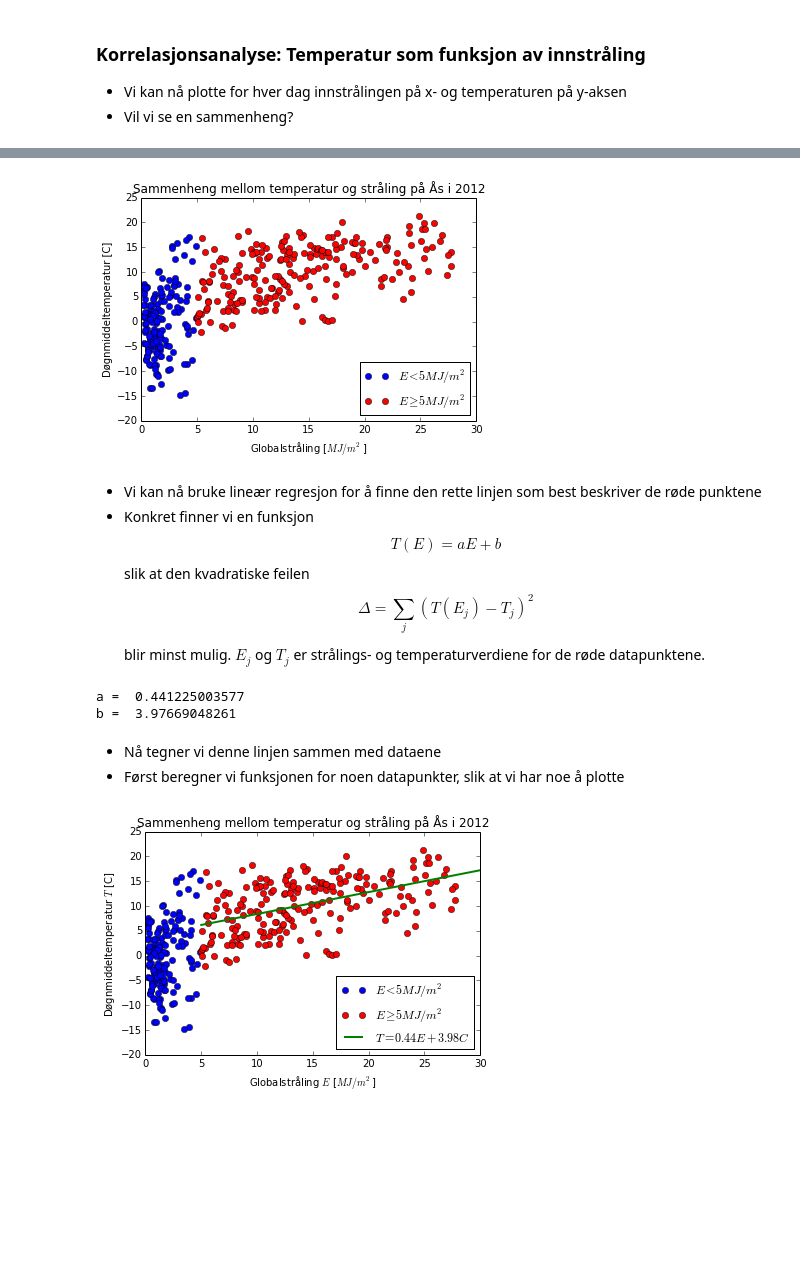
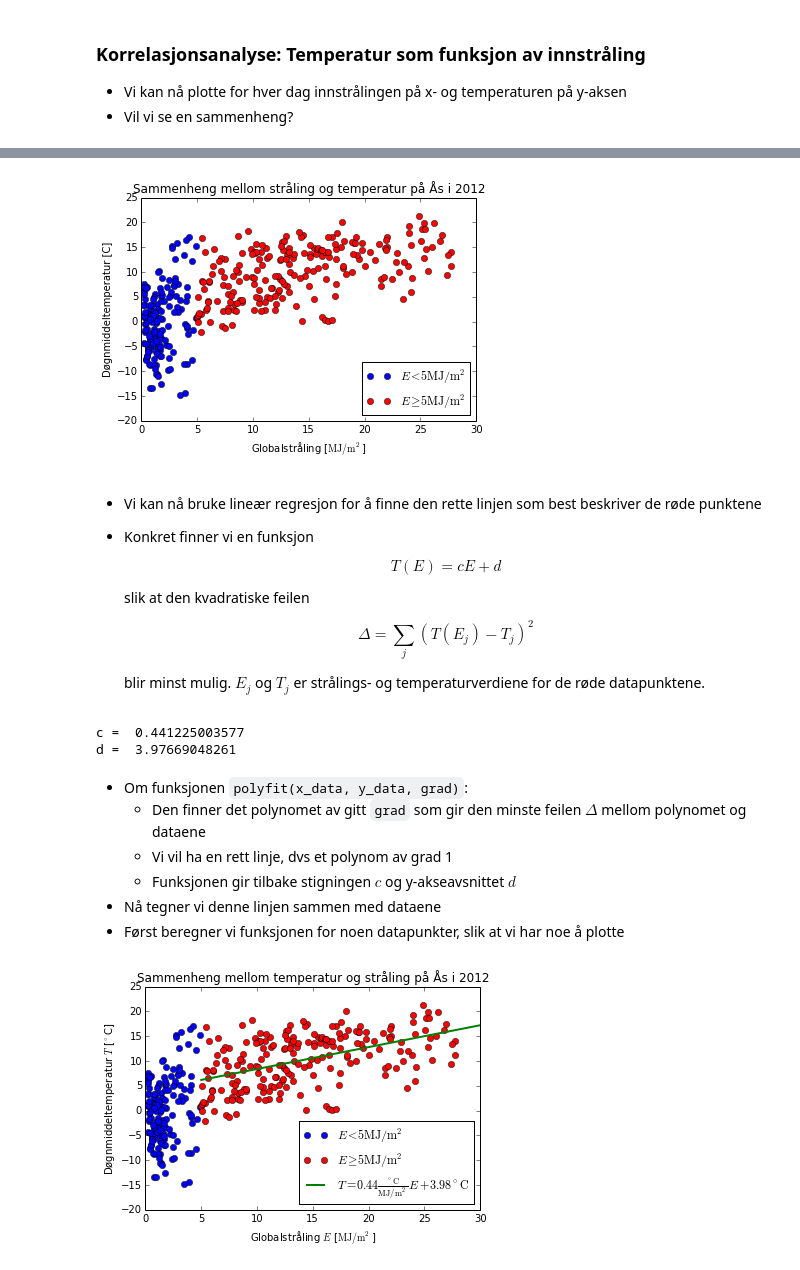
Before and after one commit to Ranmar/UMB_INF100_H13, a Jupyter notebook: Forelesninger/INF100_H13_F06.ipynb, the cells around one changed output, grey strips where cells are left out. Cells and saved outputs as stored; diff of their text form; code cells hidden in the pictures; blank space fills up the shorter version.

```diff
--- a/Forelesninger/INF100_H13_F06.ipynb
+++ b/Forelesninger/INF100_H13_F06.ipynb
@@ -546,47 +546,55 @@ e_glob_high = e_glob[e_glob >= 5]
 T_avg_low = T_avg[e_glob < 5]
 T_avg_high = T_avg[e_glob >= 5]
 
-plot(e_glob_low, T_avg_low, 'bo', label=r'$E < 5MJ/m^2$');
-plot(e_glob_high, T_avg_high, 'ro', label=r'$E \geq 5MJ/m^2$');
-xlabel(u'Globalstråling [$MJ/m^2$]');
+plot(e_glob_low, T_avg_low, 'bo', label=r'$E < 5\mathrm{MJ}/\mathrm{m}^2$');
+plot(e_glob_high, T_avg_high, 'ro', label=r'$E \geq 5\mathrm{MJ}/\mathrm{m}^2$');
+xlabel(u'Globalstråling [$\mathrm{MJ}/\mathrm{m}^2$]');
 ylabel(u'Døgnmiddeltemperatur [C]');
-title(u'Sammenheng mellom temperatur og stråling på Ås i 2012');
+title(u'Sammenheng mellom stråling og temperatur på Ås i 2012');
 xlim(0, 30);
 ylim(-20, 25);
 legend(loc='lower right');
 # %% [output]
-[figure, old version]
+[figure, new version]
 # %% [markdown]
 - Vi kan nå bruke lineær regresjon for å finne den rette linjen som best beskriver de røde punktene
 - Konkret finner vi en funksjon
-  $$T(E) = a E + b$$
+
+  $$T(E) = c E + d$$
+
   slik at den kvadratiske feilen
+
   $$\Delta = \sum_{j} (T(E_j) - T_j)^2$$
+
   blir minst mulig. $E_j$ og $T_j$ er strålings- og temperaturverdiene for de røde datapunktene.
 # %%
-a, b = polyfit(e_glob_high, T_avg_high, 1)
-print "a = ", a
-print "b = ", b
+c, d = polyfit(e_glob_high, T_avg_high, 1)
+print "c = ", c
+print "d = ", d
 # %% [output]
-a =  0.441225003577
-b =  3.97669048261
+c =  0.441225003577
+d =  3.97669048261
 # %% [markdown]
+- Om funksjonen `polyfit(x_data, y_data, grad)`:
+    - Den finner det polynomet av gitt `grad` som gir den minste feilen $\Delta$ mellom polynomet og dataene
+    - Vi vil ha en rett linje, dvs et polynom av grad 1
+    - Funksjonen gir tilbake stigningen $c$ og y-akseavsnittet $d$
 - Nå tegner vi denne linjen sammen med dataene
 - Først beregner vi funksjonen for noen datapunkter, slik at vi har noe å plotte
 # %%
 x_e = linspace(5, 30)
-T_fit = a * x_e + b
+T_fit = c * x_e + d
 
-plot(e_glob_low, T_avg_low, 'bo', label=r'$E < 5MJ/m^2$');
-plot(e_glob_high, T_avg_high, 'ro', label=r'$E \geq 5MJ/m^2$');
-plot(x_e, T_fit, 'g-', linewidth=2, label=r'$T = 0.44 E + 3.98 C$');
-xlabel(u'Globalstråling $E$ [$MJ/m^2$]');
-ylabel(u'Døgnmiddeltemperatur $T$ [C]');
+plot(e_glob_low, T_avg_low, 'bo', label=r'$E < 5\mathrm{MJ}/\mathrm{m}^2$');
+plot(e_glob_high, T_avg_high, 'ro', label=r'$E \geq 5\mathrm{MJ}/\mathrm{m}^2$');
+plot(x_e, T_fit, 'g-', linewidth=2, label=r'$T = 0.44\frac{^\circ\mathrm{C}}{\mathrm{MJ}/\mathrm{m}^2} E + 3.98 ^\circ\mathrm{C}$');
+xlabel(u'Globalstråling $E$ [$\mathrm{MJ}/\mathrm{m}^2$]');
+ylabel(u'Døgnmiddeltemperatur $T$ [$^\circ$C]');
 title(u'Sammenheng mellom temperatur og stråling på Ås i 2012');
 xlim(0, 30);
 ylim(-20, 25);
 legend(loc='lower right');
 # %% [output]
-[figure, old version]
+[figure, new version]
 # %% [markdown]
 - Den grønne linjen tegnes bare for $E\geq 5$ fordi vi benyttet bare de røde punktene til fitting
```
Also changed, not shown: parts of 8 cells of this notebook.
